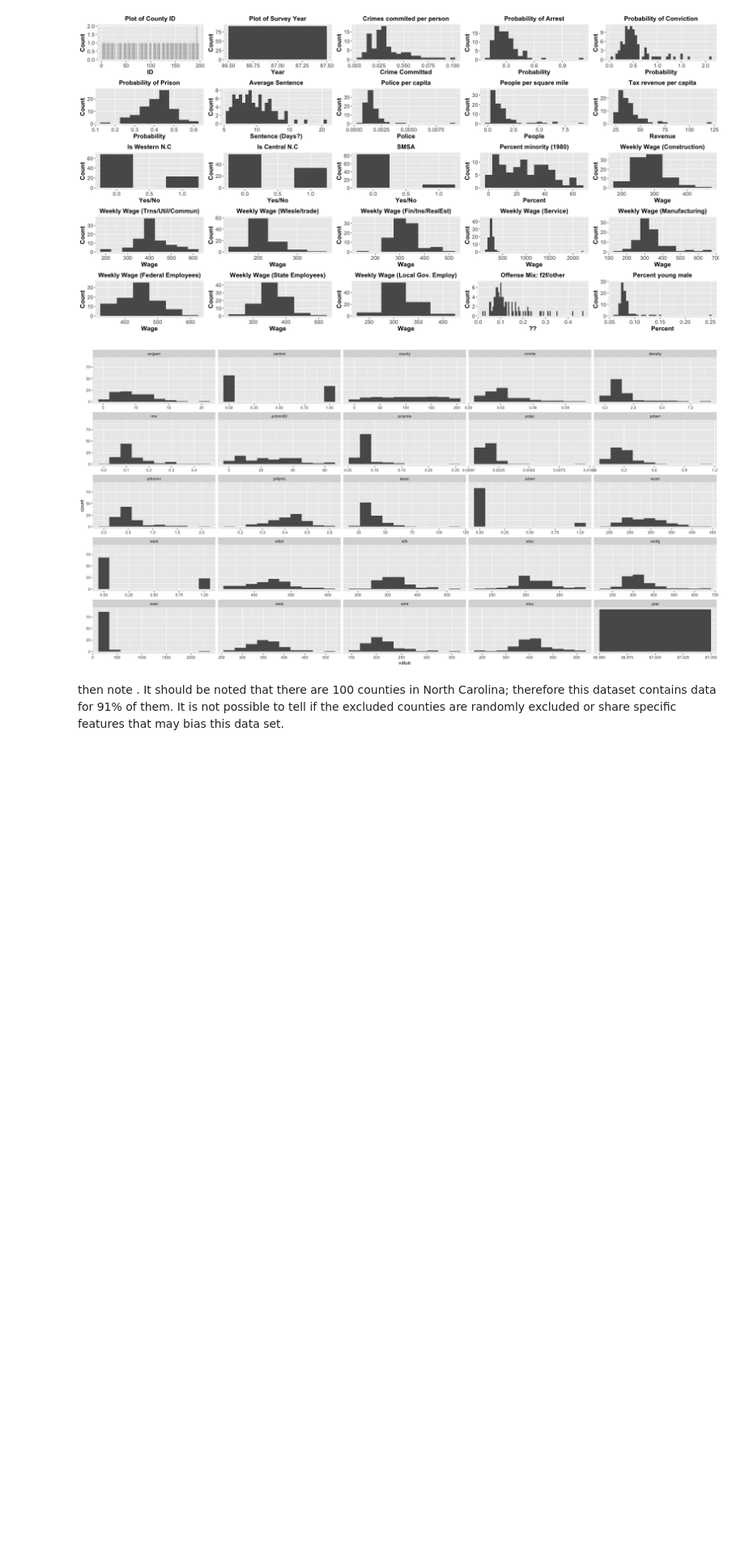
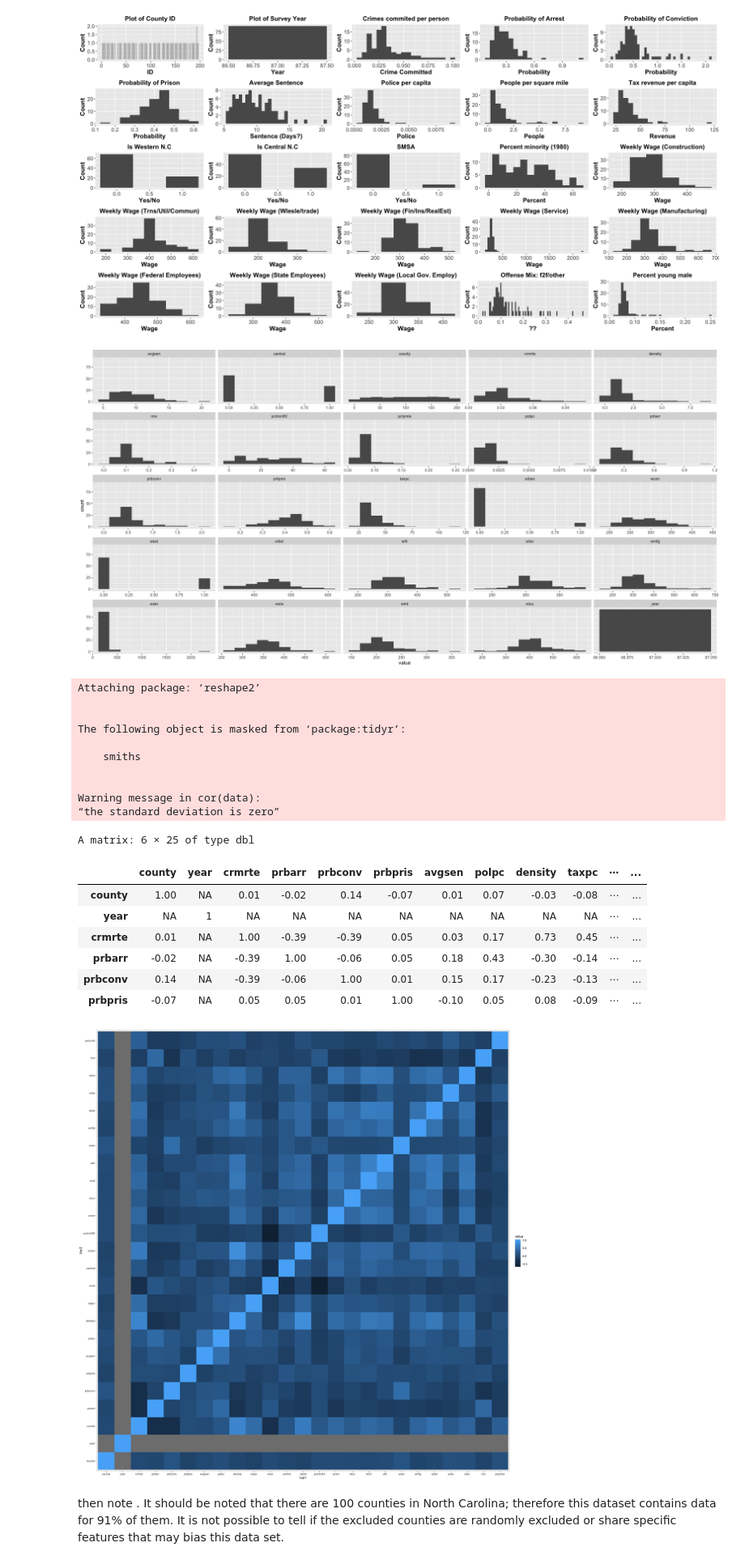
Before and after one commit to ksjeyabarani/w203_lab3, a Jupyter notebook: Wall_Seenivasagam_Hee_lab3.ipynb, the cells around one changed output. Shown at 81% size. Saved outputs shown, nothing was run; the diff lists cells and outputs as text; code cells hidden in the pictures; blank space fills up the shorter version.

Commit message:
Correlation Heatmap. Might be good to change color scheme to Red+Blue

```diff
--- a/Wall_Seenivasagam_Hee_lab3.ipynb
+++ b/Wall_Seenivasagam_Hee_lab3.ipynb
@@ -241,6 +241,38 @@ ggplot(gather(data), aes(value)) +
     facet_wrap(~key, scales = 'free_x')
 # %% [output]
 [figure]
+# %%
+library(reshape2)
+
+res<-cor(data)
+res<-round(res,2)
+
+melted_res <- melt(res)
+head(res)
+
+options(repr.plot.width=20, repr.plot.height=20)
+ggplot(data = melted_res, aes(x=Var1, y=Var2, fill=value)) +
+  geom_tile()
+# %% [output]
+Attaching package: ‘reshape2’
+
+
+The following object is masked from ‘package:tidyr’:
+
+    smiths
+
+
+Warning message in cor(data):
+“the standard deviation is zero”
+A matrix: 6 × 25 of type dbl
+|  | county | year | crmrte | prbarr | prbconv | prbpris | avgsen | polpc | density | taxpc | ⋯ | ... |
+| county | 1.00 | NA | 0.01 | -0.02 | 0.14 | -0.07 | 0.01 | 0.07 | -0.03 | -0.08 | ⋯ | ... |
+| year | NA | 1 | NA | NA | NA | NA | NA | NA | NA | NA | ⋯ | ... |
+| crmrte | 0.01 | NA | 1.00 | -0.39 | -0.39 | 0.05 | 0.03 | 0.17 | 0.73 | 0.45 | ⋯ | ... |
+| prbarr | -0.02 | NA | -0.39 | 1.00 | -0.06 | 0.05 | 0.18 | 0.43 | -0.30 | -0.14 | ⋯ | ... |
+| prbconv | 0.14 | NA | -0.39 | -0.06 | 1.00 | 0.01 | 0.15 | 0.17 | -0.23 | -0.13 | ⋯ | ... |
+| prbpris | -0.07 | NA | 0.05 | 0.05 | 0.01 | 1.00 | -0.10 | 0.05 | 0.08 | -0.09 | ⋯ | ... |
+[figure, added]
 # %% [markdown]
 then note . It should be
 noted that there are 100 counties in North Carolina; therefore this dataset contains data for 91% of them. It is not possible to
```
